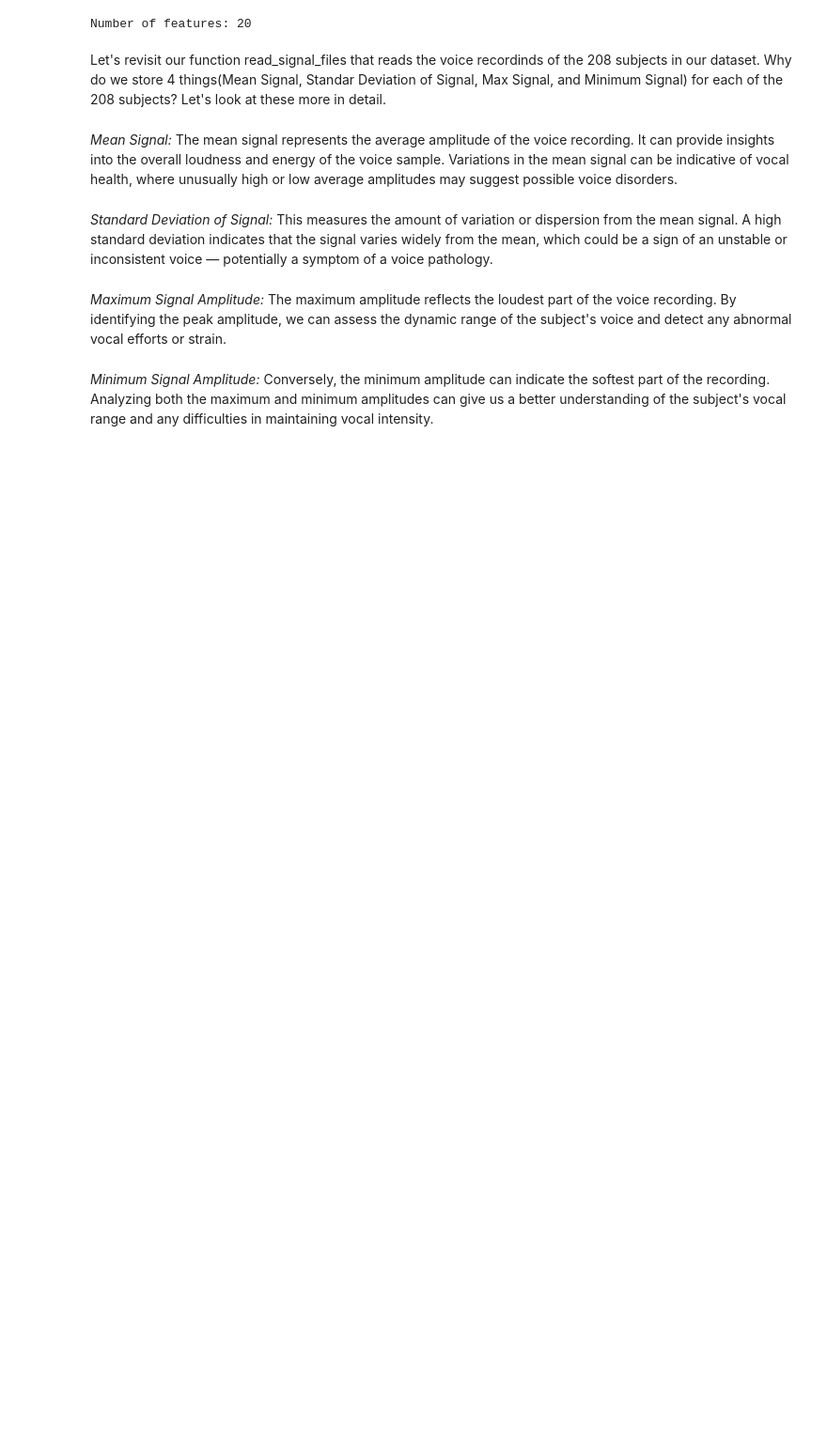
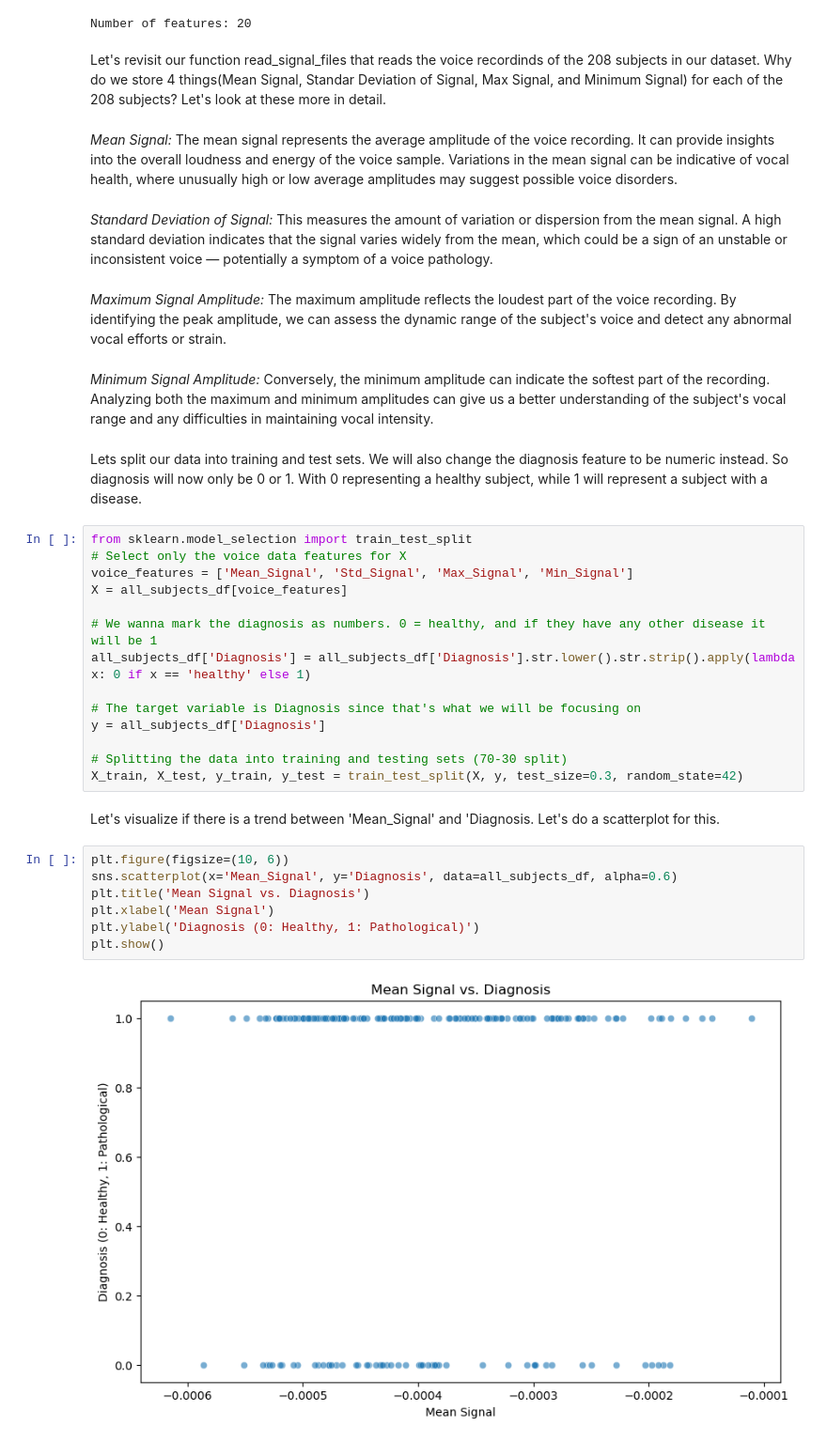
Before and after one commit to justinb91011/Voice_Data_Detects_Disease, a Jupyter notebook: voice-data.ipynb, the cells around one changed output. Shown at 94% size. Drawn from its saved outputs; the diff is of its cells as text; blank space fills up the shorter version.

Commit message:
Pushing new code we have to choose model we wanna do

```diff
--- a/voice-data.ipynb
+++ b/voice-data.ipynb
@@ -164,3 +164,30 @@ Let's revisit our function read_signal_files that reads the voice recordinds of
 *Maximum Signal Amplitude:* The maximum amplitude reflects the loudest part of the voice recording. By identifying the peak amplitude, we can assess the dynamic range of the subject's voice and detect any abnormal vocal efforts or strain.
 # %% [markdown]
 *Minimum Signal Amplitude:* Conversely, the minimum amplitude can indicate the softest part of the recording. Analyzing both the maximum and minimum amplitudes can give us a better understanding of the subject's vocal range and any difficulties in maintaining vocal intensity.
+# %% [markdown]
+Lets split our data into training and test sets. We will also change the diagnosis feature to be numeric instead. So diagnosis will now only be 0 or 1. With 0 representing a healthy subject, while 1 will represent a subject with a disease.
+# %%
+from sklearn.model_selection import train_test_split
+# Select only the voice data features for X
+voice_features = ['Mean_Signal', 'Std_Signal', 'Max_Signal', 'Min_Signal']
+X = all_subjects_df[voice_features]
+
+# We wanna mark the diagnosis as numbers. 0 = healthy, and if they have any other disease it will be 1
+all_subjects_df['Diagnosis'] = all_subjects_df['Diagnosis'].str.lower().str.strip().apply(lambda x: 0 if x == 'healthy' else 1)
+
+# The target variable is Diagnosis since that's what we will be focusing on
+y = all_subjects_df['Diagnosis']
+
+# Splitting the data into training and testing sets (70-30 split)
+X_train, X_test, y_train, y_test = train_test_split(X, y, test_size=0.3, random_state=42)
+# %% [markdown]
+Let's visualize if there is a trend between 'Mean_Signal' and 'Diagnosis. Let's do a scatterplot for this.
+# %%
+plt.figure(figsize=(10, 6))
+sns.scatterplot(x='Mean_Signal', y='Diagnosis', data=all_subjects_df, alpha=0.6)
+plt.title('Mean Signal vs. Diagnosis')
+plt.xlabel('Mean Signal')
+plt.ylabel('Diagnosis (0: Healthy, 1: Pathological)')
+plt.show()
+# %% [output]
+[figure, added]
```
